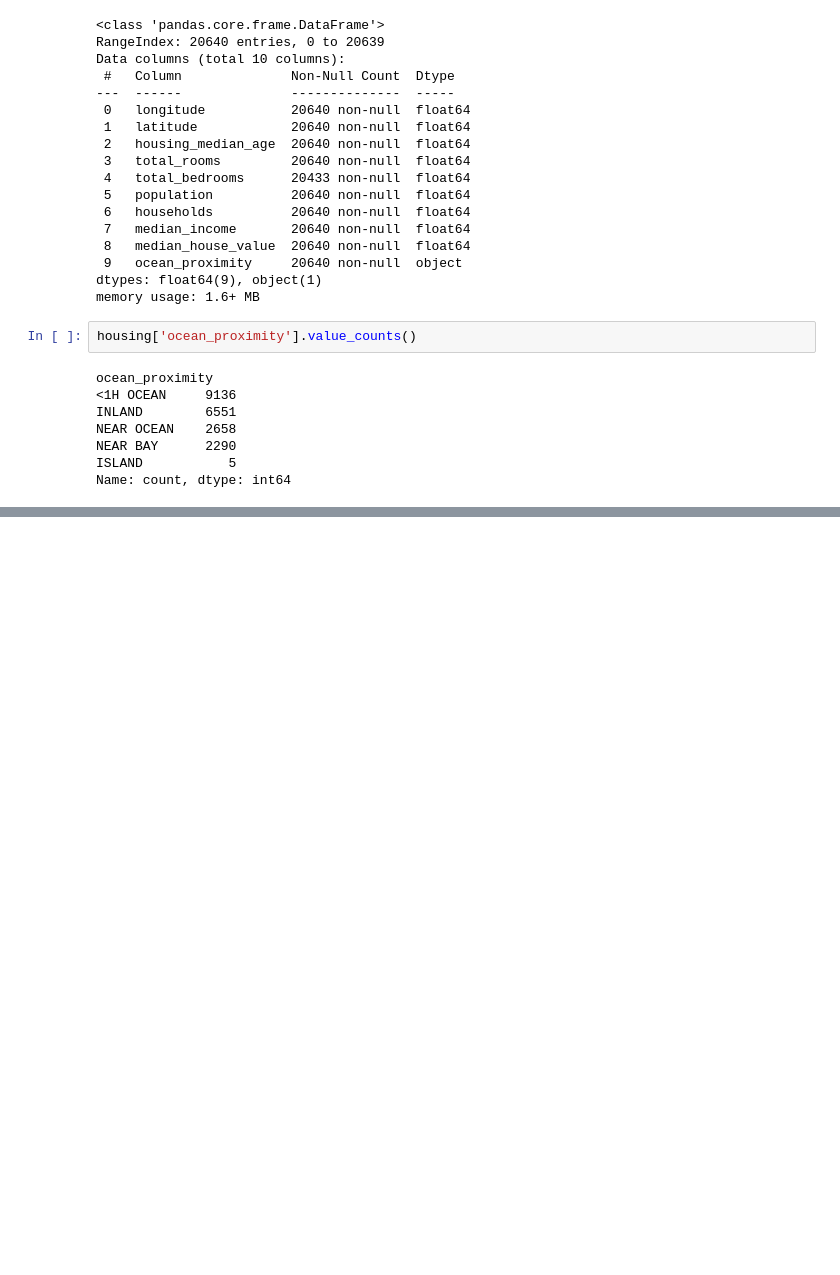
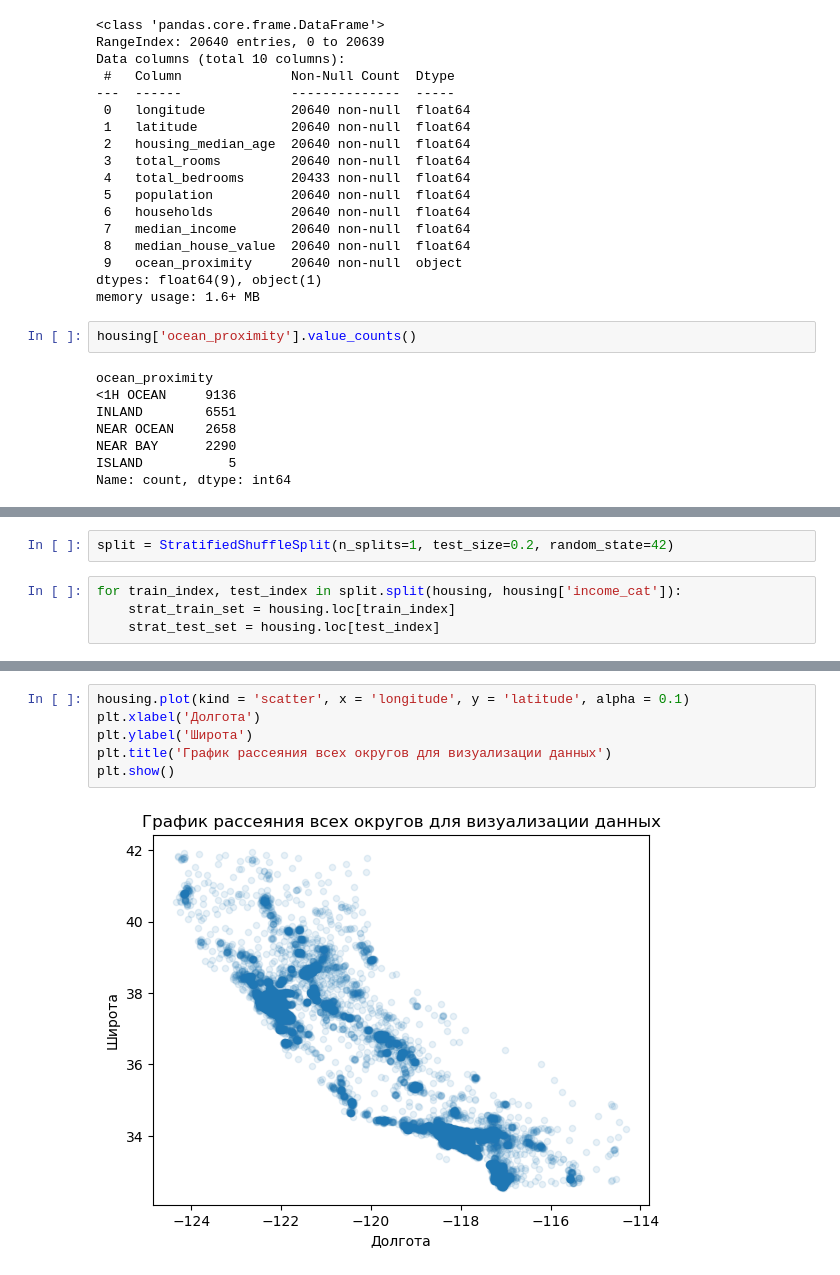
Before and after one commit to Karimkhab/Machine-Learning-by-Geron-Book, a Jupyter notebook: Chapter-2/Training.ipynb, the cells around one changed output, grey strips where cells are left out. Saved outputs shown, nothing was run; the diff lists cells and outputs as text; blank space fills up the shorter version.

```diff
--- a/Chapter-2/Training.ipynb
+++ b/Chapter-2/Training.ipynb
@@ -83,0 +156,6 @@ plt.show()
+# %%
+split = StratifiedShuffleSplit(n_splits=1, test_size=0.2, random_state=42)
+# %%
+for train_index, test_index in split.split(housing, housing['income_cat']):
+    strat_train_set = housing.loc[train_index]
+    strat_test_set = housing.loc[test_index]
@@ -83,0 +184,8 @@ plt.show()
+# %%
+housing.plot(kind = 'scatter', x = 'longitude', y = 'latitude', alpha = 0.1)
+plt.xlabel('Долгота')
+plt.ylabel('Широта')
+plt.title('График рассеяния всех округов для визуализации данных')
+plt.show()
+# %% [output]
+[figure, added]
```
Also changed, not shown: parts of 19 cells of this notebook.
